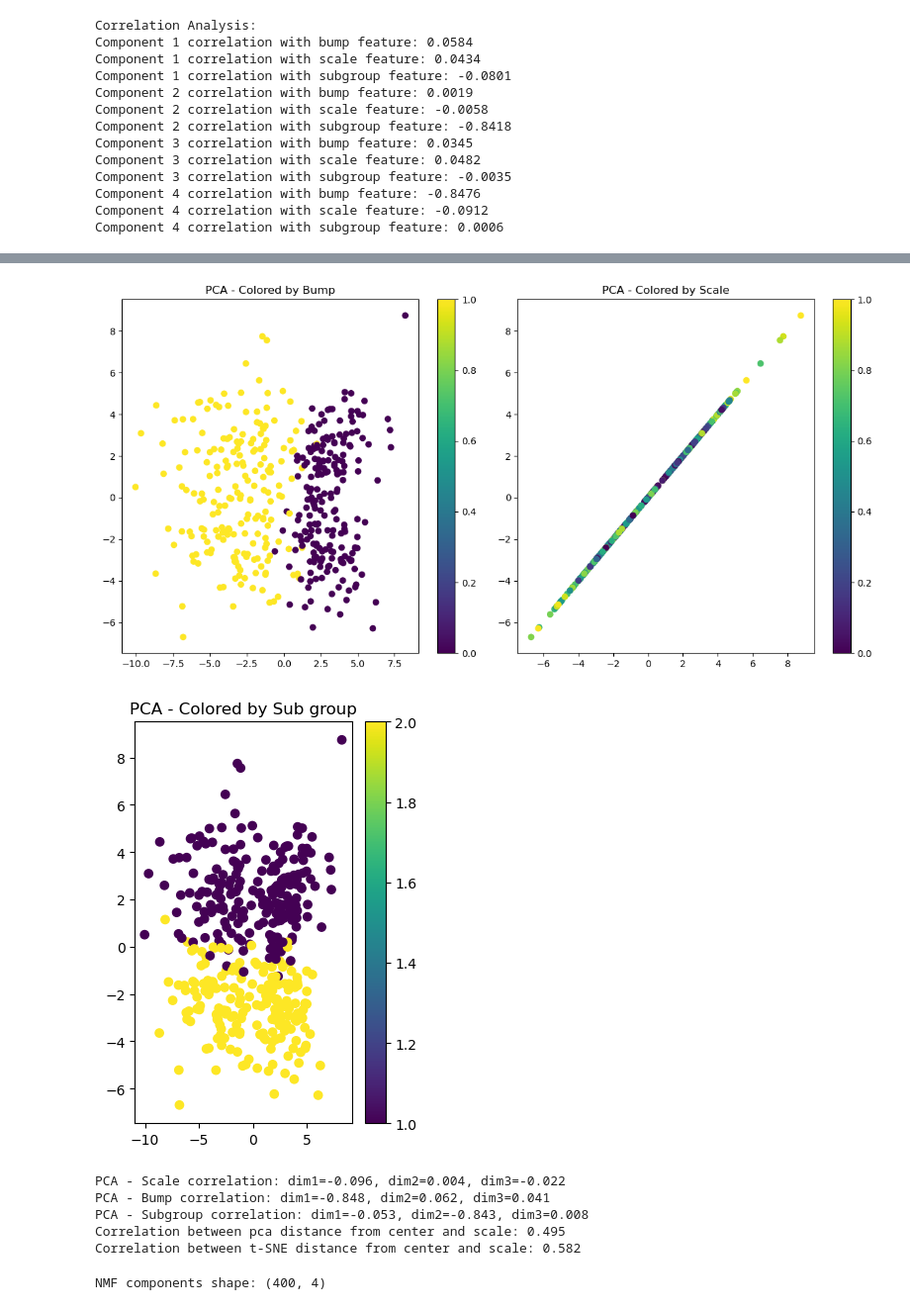
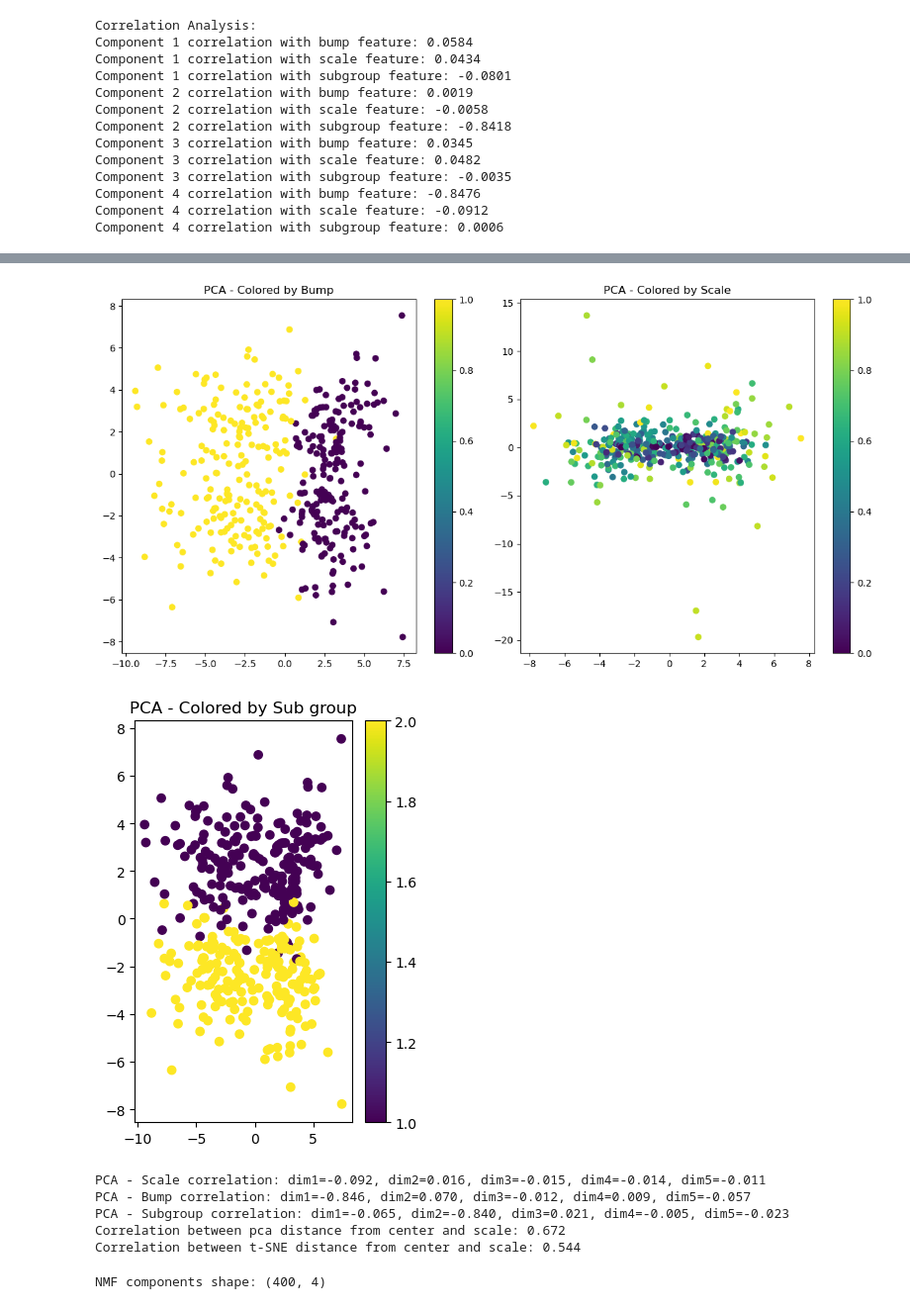
Before and after one commit to Jakaria08/Disentangle_Latent_Space_Deep_SDF, a Jupyter notebook: run_HLLE_ICA.ipynb, the cells around one changed output, grey strips where cells are left out. Shown at 99% size. Drawn from its saved outputs; the diff is of its cells as text; code cells hidden in the pictures.

```diff
--- a/run_HLLE_ICA.ipynb
+++ b/run_HLLE_ICA.ipynb
@@ -238,7 +238,7 @@ plt.show()
 # %%
 # 1. Try PCA
 from sklearn.decomposition import PCA
-pca = PCA(n_components=3)
+pca = PCA(n_components=10)
 Y_pca = pca.fit_transform(X)
 
 # Plot PCA and calculate correlations
@@ -253,7 +253,7 @@ plt.title("PCA - Colored by Bump")
 plt.colorbar()
 
 plt.subplot(1, 2, 2)
-plt.scatter(Y_pca[:, 1], Y_pca[:, 1], c=scales)
+plt.scatter(Y_pca[:, 1], Y_pca[:, 2], c=scales)
 plt.title("PCA - Colored by Scale")
 plt.colorbar()
 plt.tight_layout()
@@ -269,48 +269,52 @@ plt.show()
 pca_corr_scale_dim1 = np.corrcoef(Y_pca[:, 0], scale)[0, 1]
 pca_corr_scale_dim2 = np.corrcoef(Y_pca[:, 1], scale)[0, 1]
 pca_corr_scale_dim3 = np.corrcoef(Y_pca[:, 2], scale)[0, 1]
-print(f"PCA - Scale correlation: dim1={pca_corr_scale_dim1:.3f}, dim2={pca_corr_scale_dim2:.3f}, dim3={pca_corr_scale_dim3:.3f}")
+pca_corr_scale_dim4 = np.corrcoef(Y_pca[:, 3], scale)[0, 1]
+pca_corr_scale_dim5 = np.corrcoef(Y_pca[:, 4], scale)[0, 1]
+print(f"PCA - Scale correlation: dim1={pca_corr_scale_dim1:.3f}, dim2={pca_corr_scale_dim2:.3f}, dim3={pca_corr_scale_dim3:.3f}, dim4={pca_corr_scale_dim4:.3f}, dim5={pca_corr_scale_dim5:.3f}")
 
 pca_corr_bump_dim1 = np.corrcoef(Y_pca[:, 0], has_bump)[0, 1]
 pca_corr_bump_dim2 = np.corrcoef(Y_pca[:, 1], has_bump)[0, 1]
 pca_corr_bump_dim3 = np.corrcoef(Y_pca[:, 2], has_bump)[0, 1]
-print(f"PCA - Bump correlation: dim1={pca_corr_bump_dim1:.3f}, dim2={pca_corr_bump_dim2:.3f}, dim3={pca_corr_bump_dim3:.3f}")
-
+pca_corr_bump_dim4 = np.corrcoef(Y_pca[:, 3], has_bump)[0, 1]
+pca_corr_bump_dim5 = np.corrcoef(Y_pca[:, 4], has_bump)[0, 1]
+print(f"PCA - Bump correlation: dim1={pca_corr_bump_dim1:.3f}, dim2={pca_corr_bump_dim2:.3f}, dim3={pca_corr_bump_dim3:.3f}, dim4={pca_corr_bump_dim4:.3f}, dim5={pca_corr_bump_dim5:.3f}")
 
 pca_corr_subgroup_dim1 = np.corrcoef(Y_pca[:, 0], sub_group)[0, 1]
 pca_corr_subgroup_dim2 = np.corrcoef(Y_pca[:, 1], sub_group)[0, 1]
 pca_corr_subgroup_dim3 = np.corrcoef(Y_pca[:, 2], sub_group)[0, 1]
-print(f"PCA - Subgroup correlation: dim1={pca_corr_subgroup_dim1:.3f}, dim2={pca_corr_subgroup_dim2:.3f}, dim3={pca_corr_subgroup_dim3:.3f}")
-# 2. Check if scale is encoded as distance from center in pca
+pca_corr_subgroup_dim4 = np.corrcoef(Y_pca[:, 3], sub_group)[0, 1]
+pca_corr_subgroup_dim5 = np.corrcoef(Y_pca[:, 4], sub_group)[0, 1]
+print(f"PCA - Subgroup correlation: dim1={pca_corr_subgroup_dim1:.3f}, dim2={pca_corr_subgroup_dim2:.3f}, dim3={pca_corr_subgroup_dim3:.3f}, dim4={pca_corr_subgroup_dim4:.3f}, dim5={pca_corr_subgroup_dim5:.3f}")# 2. Check if scale is encoded as distance from center in pca
 
 # Calculate distance from center for each point
 center = np.mean(Y_pca, axis=0)
 distances = np.sqrt(np.sum((Y_pca - center)**2, axis=1))
 
 # Check correlation between distance and scale
 dist_scale_corr = np.corrcoef(distances, scale)[0, 1]
 print(f"Correlation between pca distance from center and scale: {dist_scale_corr:.3f}")
 
 # 2. Check if scale is encoded as distance from center in t-SNE
 # For the original t-SNE with perplexity=30
 tsne = TSNE(n_components=2, perplexity=30)
 Y_tsne = tsne.fit_transform(X)
 
 # Calculate distance from center for each point
 center = np.mean(Y_tsne, axis=0)
 distances = np.sqrt(np.sum((Y_tsne - center)**2, axis=1))
 
 # Check correlation between distance and scale
 dist_scale_corr = np.corrcoef(distances, scale)[0, 1]
 print(f"Correlation between t-SNE distance from center and scale: {dist_scale_corr:.3f}")
 # %% [output]
-[figure, old version]
+[figure, new version]
-[figure, old version]
+[figure, new version]
-PCA - Scale correlation: dim1=-0.096, dim2=0.004, dim3=-0.022
-PCA - Bump correlation: dim1=-0.848, dim2=0.062, dim3=0.041
-PCA - Subgroup correlation: dim1=-0.053, dim2=-0.843, dim3=0.008
-Correlation between pca distance from center and scale: 0.495
-Correlation between t-SNE distance from center and scale: 0.582
+PCA - Scale correlation: dim1=-0.092, dim2=0.016, dim3=-0.015, dim4=-0.014, dim5=-0.011
+PCA - Bump correlation: dim1=-0.846, dim2=0.070, dim3=-0.012, dim4=0.009, dim5=-0.057
+PCA - Subgroup correlation: dim1=-0.065, dim2=-0.840, dim3=0.021, dim4=-0.005, dim5=-0.023
+Correlation between pca distance from center and scale: 0.672
+Correlation between t-SNE distance from center and scale: 0.544
 # %%
 from sklearn.decomposition import NMF
 import numpy as np
```
Also changed, not shown: parts of 1 cell of this notebook, 12 other files.
